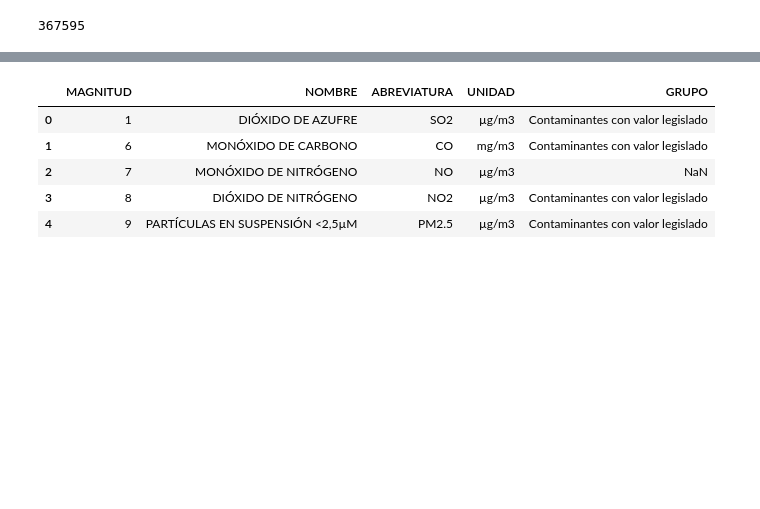
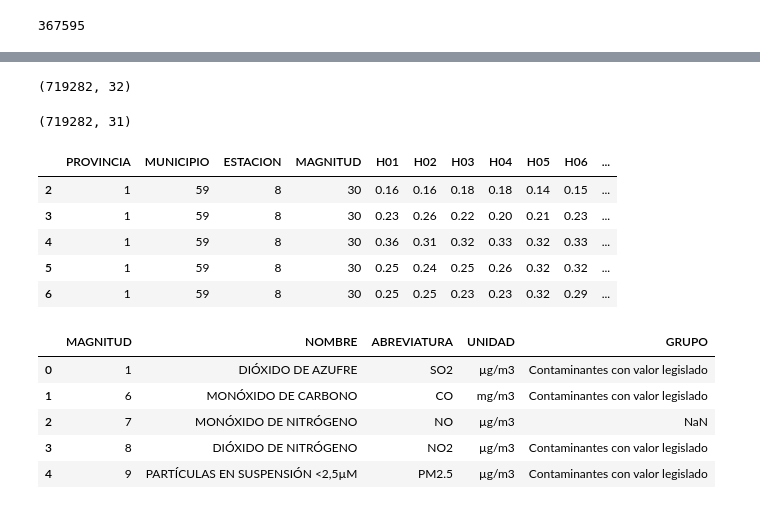
Before and after one commit to Yakondra/Final-project-air-quality, a Jupyter notebook: src/air_spain.ipynb, the cells around one changed output, grey strips where cells are left out. Drawn from its saved outputs; the diff is of its cells as text; code cells hidden in the pictures; blank space fills up the shorter version.

```diff
--- a/src/air_spain.ipynb
+++ b/src/air_spain.ipynb
@@ -46,0 +75,5 @@ data_nan = pollutants.isna().any(axis= 1)
+# %%
+pollutants = pollutants.dropna()
+pollutants.shape
+# %% [output]
+(719282, 32)
@@ -46,0 +82,4 @@ data_nan = pollutants.isna().any(axis= 1)
+# %%
+pollutants.shape
+# %% [output]
+(719282, 31)
@@ -47,3 +90,12 @@ data_nan = pollutants.isna().any(axis= 1)
+# %%
+pollutants.head()
+# %% [output]
+|  | PROVINCIA | MUNICIPIO | ESTACION | MAGNITUD | H01 | H02 | H03 | H04 | H05 | H06 | ... |
+| 2 | 1 | 59 | 8 | 30 | 0.16 | 0.16 | 0.18 | 0.18 | 0.14 | 0.15 | ... |
+| 3 | 1 | 59 | 8 | 30 | 0.23 | 0.26 | 0.22 | 0.20 | 0.21 | 0.23 | ... |
+| 4 | 1 | 59 | 8 | 30 | 0.36 | 0.31 | 0.32 | 0.33 | 0.32 | 0.33 | ... |
+| 5 | 1 | 59 | 8 | 30 | 0.25 | 0.24 | 0.25 | 0.26 | 0.32 | 0.32 | ... |
+| 6 | 1 | 59 | 8 | 30 | 0.25 | 0.25 | 0.23 | 0.23 | 0.32 | 0.29 | ... |
 # %%
 measured_excel = pd.read_excel('../data/interim/Metainformacion2022.xlsx', sheet_name= 'Magnitudes')
 measured_excel.head()
```
Also changed, not shown: parts of 12 cells of this notebook, 2 other files.
